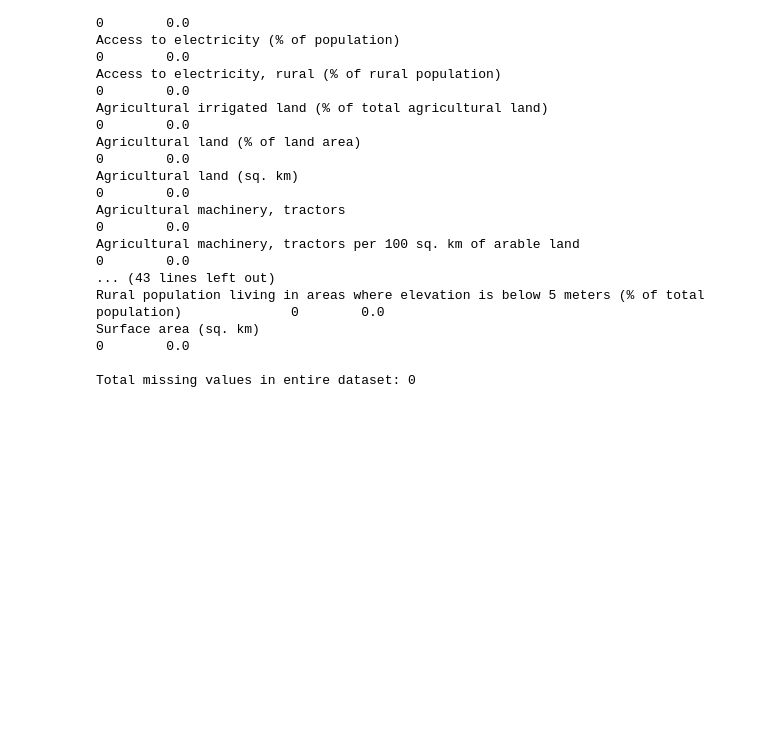
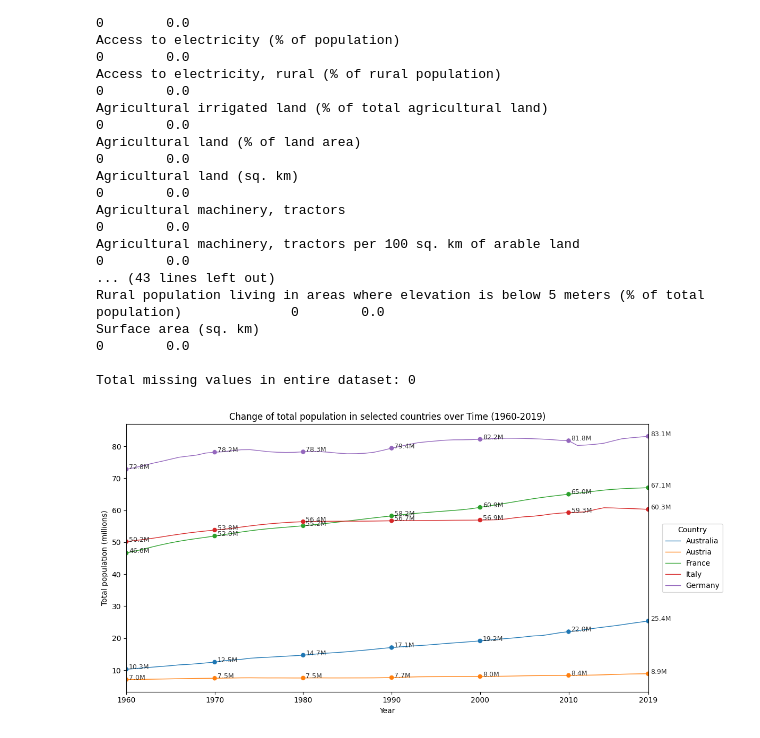
Before and after one commit to baktofebruary/InfoVis, a Jupyter notebook: Exercise1.ipynb, the cells around one changed output. Drawn from its saved outputs; the diff is of its cells as text; code cells hidden in the pictures; blank space fills up the shorter version.

Commit message:
Exercise1.ipynb added first visualisation

```diff
--- a/Exercise1.ipynb
+++ b/Exercise1.ipynb
@@ -131,3 +131,69 @@ Rural population living in areas where elevation is below 5 meters (% of total p
 Surface area (sq. km)                                                                                   0        0.0
 
 Total missing values in entire dataset: 0
+# %%
+# Population vs Year: selected countries (up to 2019) with decade value points
+import seaborn as sns
+import matplotlib.pyplot as plt
+
+pop_col = "Population, total"
+
+plot_df = df[["Country Name", "year", pop_col]].copy()
+plot_df["year"] = pd.to_numeric(plot_df["year"], errors="coerce")
+plot_df[pop_col] = pd.to_numeric(plot_df[pop_col], errors="coerce")
+plot_df = plot_df.dropna(subset=["year", pop_col])
+
+plot_df = plot_df[plot_df["year"] <= 2019]
+
+selected_countries = ["Austria", "Australia", "Germany", "France", "Italy"]
+
+plot_subset = plot_df[plot_df["Country Name"].isin(selected_countries)].copy()
+plot_subset["year"] = plot_subset["year"].astype(int)
+plot_subset = plot_subset.sort_values("year")
+
+plot_subset[pop_col] = plot_subset[pop_col] / 1e6
+
+plt.figure(figsize=(12, 6))
+ax = sns.lineplot(
+    data=plot_subset,
+    x="year",
+    y=pop_col,
+    hue="Country Name",
+    linewidth=1
+)
+
+decade_points = plot_subset[(plot_subset["year"] % 10 == 0) | (plot_subset["year"] == 2019)]
+sns.scatterplot(
+    data=decade_points,
+    x="year",
+    y=pop_col,
+    hue="Country Name",
+    legend=False,
+    s=45,
+    ax=ax
+)
+
+for _, row in decade_points.iterrows():
+    ax.text(
+        row["year"] + 0.3,
+        row[pop_col],
+        f"{row[pop_col]:.1f}M",
+        fontsize=9,
+        alpha=0.8
+    )
+
+plt.title("Change of total population in selected countries over Time (1960-2019)")
+plt.xlabel("Year")
+plt.ylabel("Total population (millions)")
+plt.xlim(plot_subset["year"].min(), 2019)
+
+start_year = int(plot_subset["year"].min())
+decade_start = (start_year // 10) * 10
+x_ticks = sorted(set(list(range(decade_start, 2020, 10)) + [2019]))
+plt.xticks(x_ticks)
+
+plt.legend(title="Country", bbox_to_anchor=(1.02, 0.5), loc="center left")
+plt.tight_layout()
+plt.show()
+# %% [output]
+[figure, added]
```
Also changed, not shown: parts of 1 cell of this notebook.
